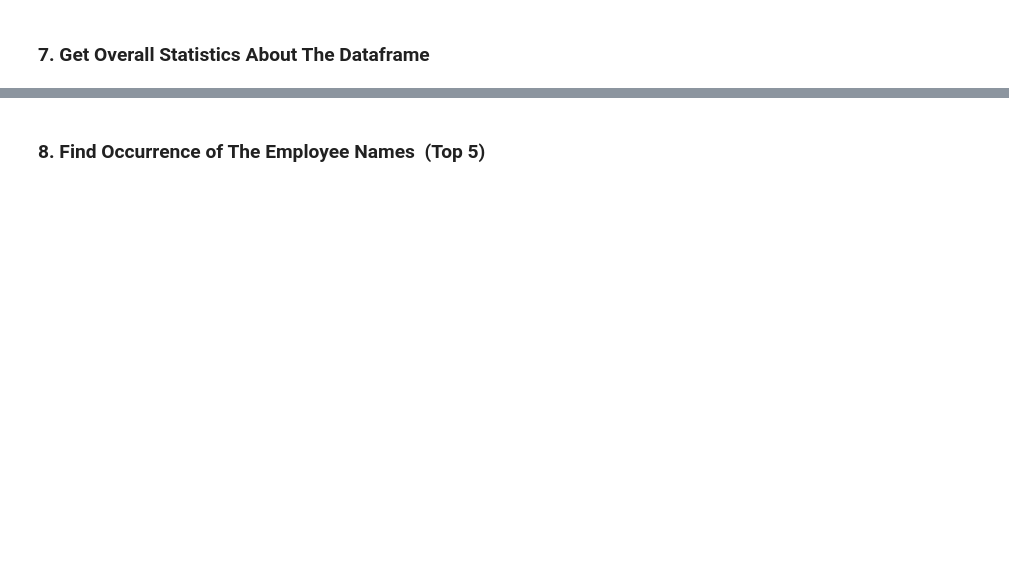
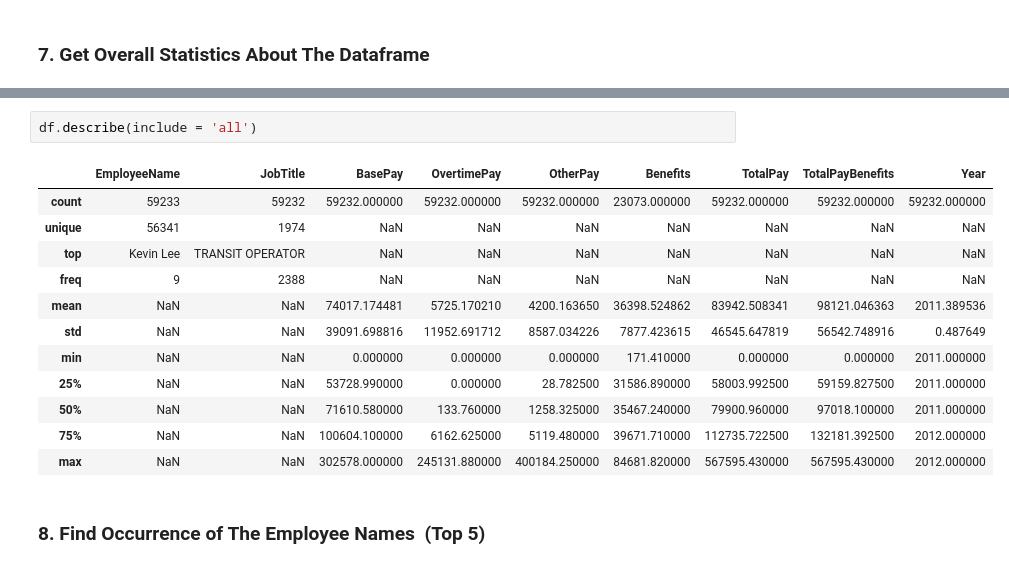
Before and after one commit to stardustmayank/SF-Salaries, a Jupyter notebook: SF_Salaries.ipynb, the cells around one changed output, grey strips where cells are left out. Drawn from its saved outputs; the diff is of its cells as text; blank space fills up the shorter version.

```diff
--- a/SF_Salaries.ipynb
+++ b/SF_Salaries.ipynb
@@ -24,2 +130,17 @@ df = pd.read_csv('Salaries.csv')
+# %%
+df.describe(include = 'all')
+# %% [output]
+|  | EmployeeName | JobTitle | BasePay | OvertimePay | OtherPay | Benefits | TotalPay | TotalPayBenefits | Year |
+| count | 59233 | 59232 | 59232.000000 | 59232.000000 | 59232.000000 | 23073.000000 | 59232.000000 | 59232.000000 | 59232.000000 |
+| unique | 56341 | 1974 | NaN | NaN | NaN | NaN | NaN | NaN | NaN |
+| top | Kevin Lee | TRANSIT OPERATOR | NaN | NaN | NaN | NaN | NaN | NaN | NaN |
+| freq | 9 | 2388 | NaN | NaN | NaN | NaN | NaN | NaN | NaN |
+| mean | NaN | NaN | 74017.174481 | 5725.170210 | 4200.163650 | 36398.524862 | 83942.508341 | 98121.046363 | 2011.389536 |
+| std | NaN | NaN | 39091.698816 | 11952.691712 | 8587.034226 | 7877.423615 | 46545.647819 | 56542.748916 | 0.487649 |
+| min | NaN | NaN | 0.000000 | 0.000000 | 0.000000 | 171.410000 | 0.000000 | 0.000000 | 2011.000000 |
+| 25% | NaN | NaN | 53728.990000 | 0.000000 | 28.782500 | 31586.890000 | 58003.992500 | 59159.827500 | 2011.000000 |
+| 50% | NaN | NaN | 71610.580000 | 133.760000 | 1258.325000 | 35467.240000 | 79900.960000 | 97018.100000 | 2011.000000 |
+| 75% | NaN | NaN | 100604.100000 | 6162.625000 | 5119.480000 | 39671.710000 | 112735.722500 | 132181.392500 | 2012.000000 |
+| max | NaN | NaN | 302578.000000 | 245131.880000 | 400184.250000 | 84681.820000 | 567595.430000 | 567595.430000 | 2012.000000 |
 # %% [markdown]
 ### 8. Find Occurrence of The Employee Names  (Top 5)
```
Also changed, not shown: parts of 12 cells of this notebook.
